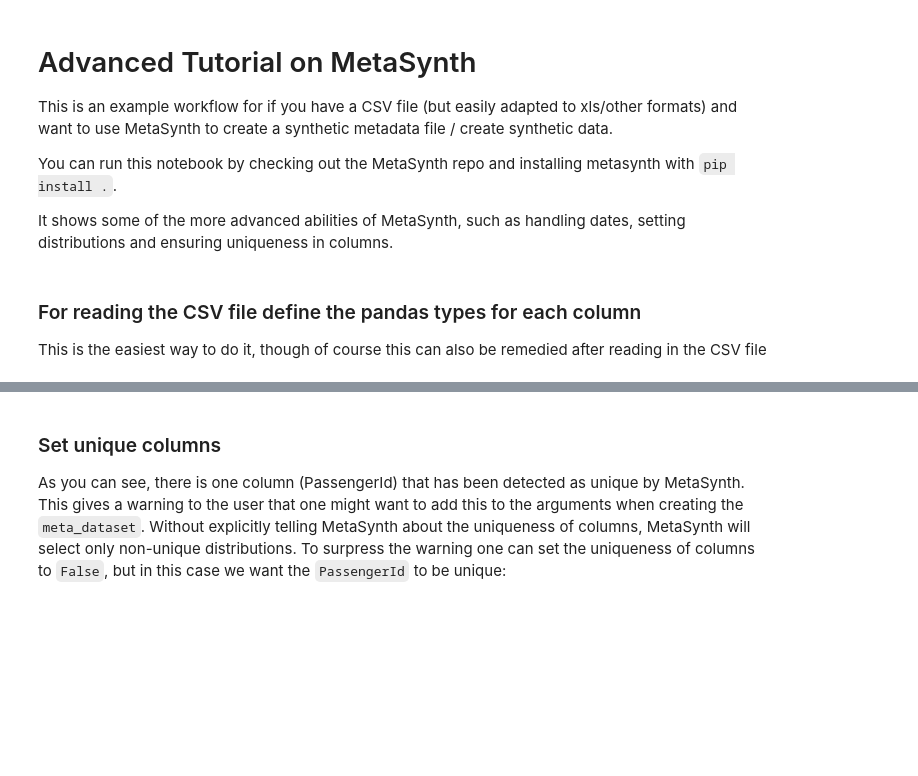
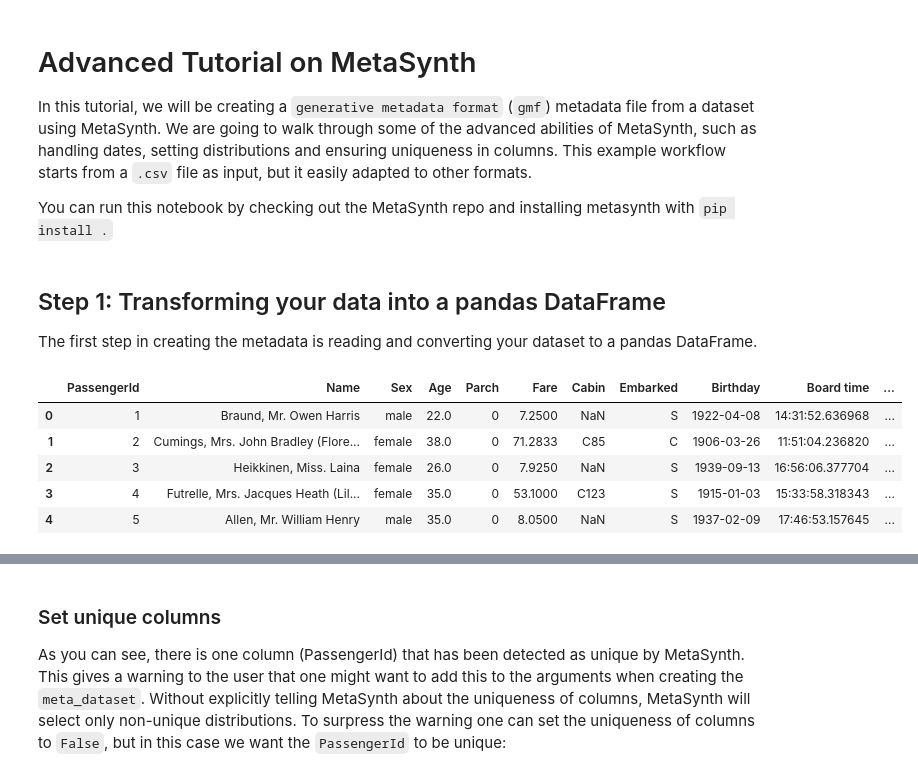
Before and after one commit to sodascience/metasyn, a Jupyter notebook: examples/advanced_tutorial.ipynb, the cells around one changed output, grey strips where cells are left out. Cells and saved outputs as stored; diff of their text form; code cells hidden in the pictures; blank space fills up the shorter version.

```diff
--- a/examples/advanced_tutorial.ipynb
+++ b/examples/advanced_tutorial.ipynb
@@ -1,9 +1,7 @@
 # %% [markdown]
 # Advanced Tutorial on MetaSynth
 
-This is an example workflow for if you have a CSV file (but easily adapted to xls/other formats) and want to use MetaSynth to create a synthetic metadata file / create synthetic data.
+In this tutorial, we will be creating a `generative metadata format` (`gmf`) metadata file from a dataset using MetaSynth. We are going to walk through some of the advanced abilities of MetaSynth, such as handling dates, setting distributions and ensuring uniqueness in columns. This example workflow starts from a `.csv` file as input, but it easily adapted to other formats.
 
-You can run this notebook by checking out the MetaSynth repo and installing metasynth with `pip install .`.
-
-It shows some of the more advanced abilities of MetaSynth, such as handling dates, setting distributions and ensuring uniqueness in columns.
+You can run this notebook by checking out the MetaSynth repo and installing metasynth with `pip install .`
 # %%
@@ -12,6 +11,16 @@ import pandas as pd
 from metasynth import MetaDataset, MetaVar
 from metasynth.distribution import DiscreteUniformDistribution
 # %% [markdown]
-### For reading the CSV file define the pandas types for each column
+## Step 1: Transforming your data into a pandas DataFrame
 
-This is the easiest way to do it, though of course this can also be remedied after reading in the CSV file
+The first step in creating the metadata is reading and converting your dataset to a pandas DataFrame.
+# %%
+df = pd.read_csv("demonstration.csv")
+df.head()
+# %% [output]
+|  | PassengerId | Name | Sex | Age | Parch | Fare | Cabin | Embarked | Birthday | Board time | ... |
+| 0 | 1 | Braund, Mr. Owen Harris | male | 22.0 | 0 | 7.2500 | NaN | S | 1922-04-08 | 14:31:52.636968 | ... |
+| 1 | 2 | Cumings, Mrs. John Bradley (Flore... | female | 38.0 | 0 | 71.2833 | C85 | C | 1906-03-26 | 11:51:04.236820 | ... |
+| 2 | 3 | Heikkinen, Miss. Laina | female | 26.0 | 0 | 7.9250 | NaN | S | 1939-09-13 | 16:56:06.377704 | ... |
+| 3 | 4 | Futrelle, Mrs. Jacques Heath (Lil... | female | 35.0 | 0 | 53.1000 | C123 | S | 1915-01-03 | 15:33:58.318343 | ... |
+| 4 | 5 | Allen, Mr. William Henry | male | 35.0 | 0 | 8.0500 | NaN | S | 1937-02-09 | 17:46:53.157645 | ... |
```
Also changed, not shown: parts of 15 cells of this notebook.
